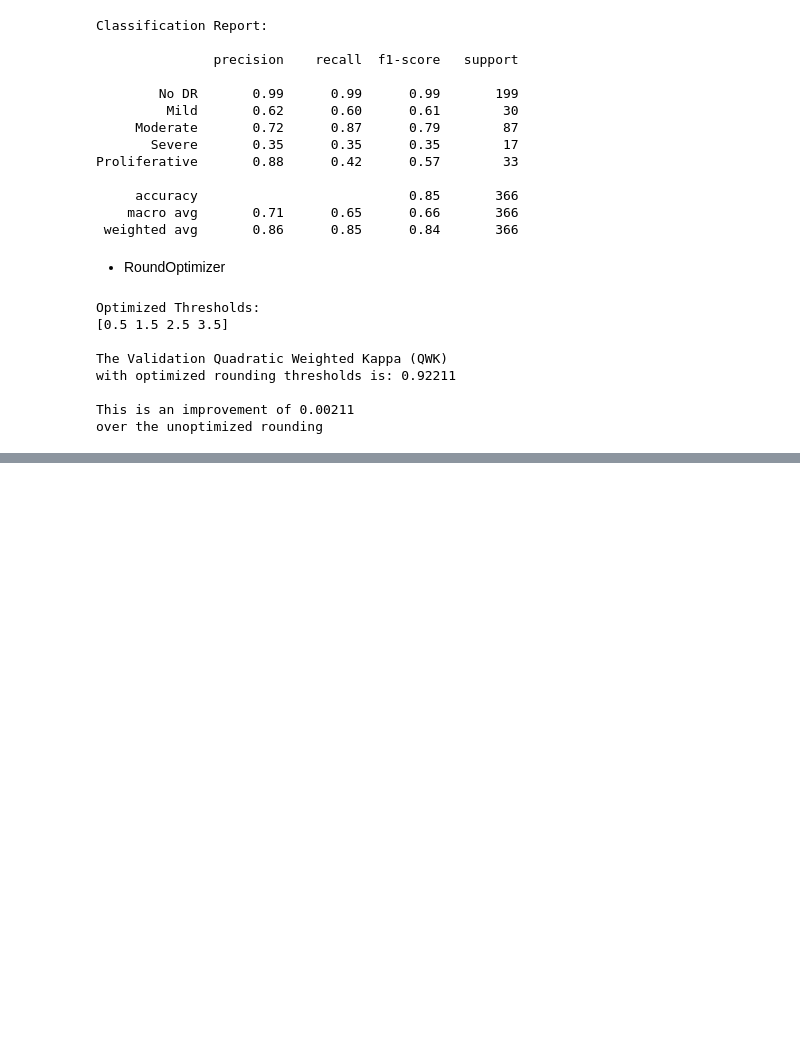
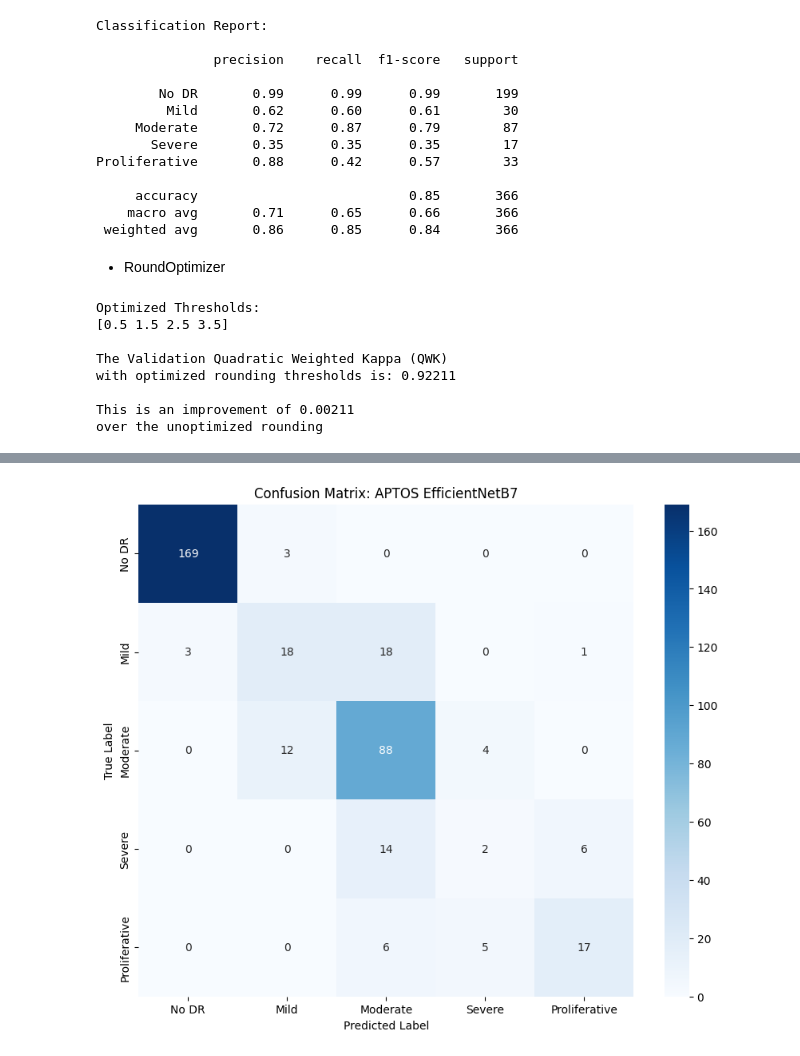
Before and after one commit to GeoNosX/Aptos-Project, a Jupyter notebook: InceptionV3_On_Percentage_Data_Augmentaton.ipynb, the cells around one changed output, grey strips where cells are left out. Cells and saved outputs as stored; diff of their text form; code cells hidden in the pictures; blank space fills up the shorter version.

```diff
--- a/InceptionV3_On_Percentage_Data_Augmentaton.ipynb
+++ b/InceptionV3_On_Percentage_Data_Augmentaton.ipynb
@@ -1447,6 +1472,6 @@ Found 366 validated image filenames.
 # %%
-val_datagen=ImageDataGenerator(preprocessing_function=image_resize)
-val_gen = val_datagen.flow_from_dataframe(val_df,
+test_datagen=ImageDataGenerator(preprocessing_function=image_resize)
+test_gen = test_datagen.flow_from_dataframe(test_df,
                                                   x_col='full_path',
                                                   y_col='diagnosis',
                                                   directory = None,
@@ -2335,0 +2363,4 @@ over the unoptimized rounding
+# %%
+model=tf.keras.models.load_model('/content/EFB7_92qwk.keras')
+predictions=model.predict(test_gen)
+predictions=predictions.reshape(-1)
@@ -2335,0 +2369,37 @@ over the unoptimized rounding
+# %%
+thresholds=[0.7, 1.54066181, 2.6, 3.2]
+# %%
+import numpy as np
+
+def classify(predict, thresholds=thresholds):
+    predict = np.where(predict < thresholds[0], 0, predict)
+    predict = np.where((predict >= thresholds[0]) & (predict < thresholds[1]), 1, predict)
+    predict = np.where((predict >= thresholds[1]) & (predict < thresholds[2]), 2, predict)
+    predict = np.where((predict >= thresholds[2]) & (predict < thresholds[3]), 3, predict)
+    predict = np.where(predict >= thresholds[3], 4, predict)
+    return predict.astype(int)
+
+
+y_pred = classify(predictions)
+y_true = np.array(test_gen.labels )
+# %%
+import seaborn as sns
+import matplotlib.pyplot as plt
+from sklearn.metrics import confusion_matrix
+
+# Define class names for APTOS
+class_names = ['No DR', 'Mild', 'Moderate', 'Severe', 'Proliferative']
+
+# Calculate matrix
+cm = confusion_matrix(y_true, y_pred)
+
+# Plotting
+plt.figure(figsize=(10, 8))
+sns.heatmap(cm, annot=True, fmt='d', cmap='Blues',
+            xticklabels=class_names, yticklabels=class_names)
+plt.title('Confusion Matrix: APTOS EfficientNetB7')
+plt.ylabel('True Label')
+plt.xlabel('Predicted Label')
+plt.show()
+# %% [output]
+[figure, added]
```
Also changed, not shown: parts of 15 cells of this notebook.
